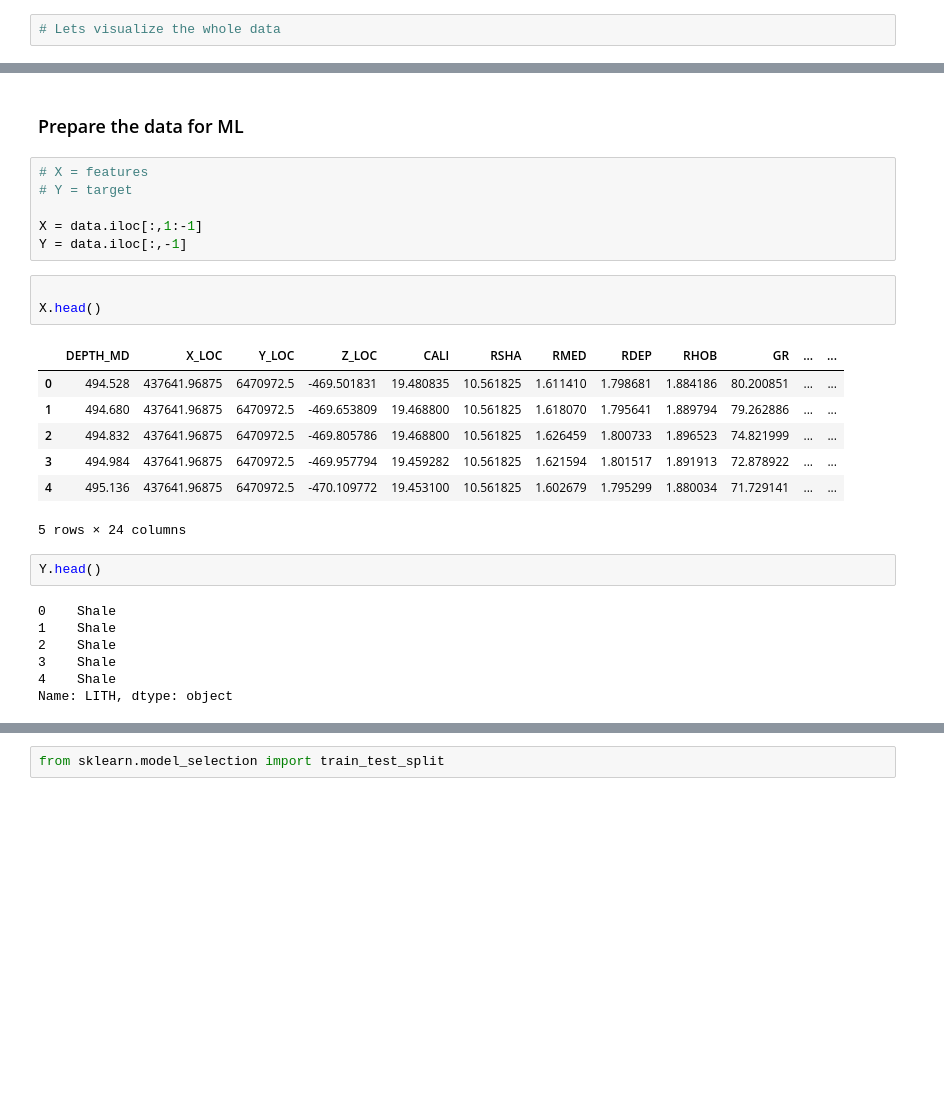
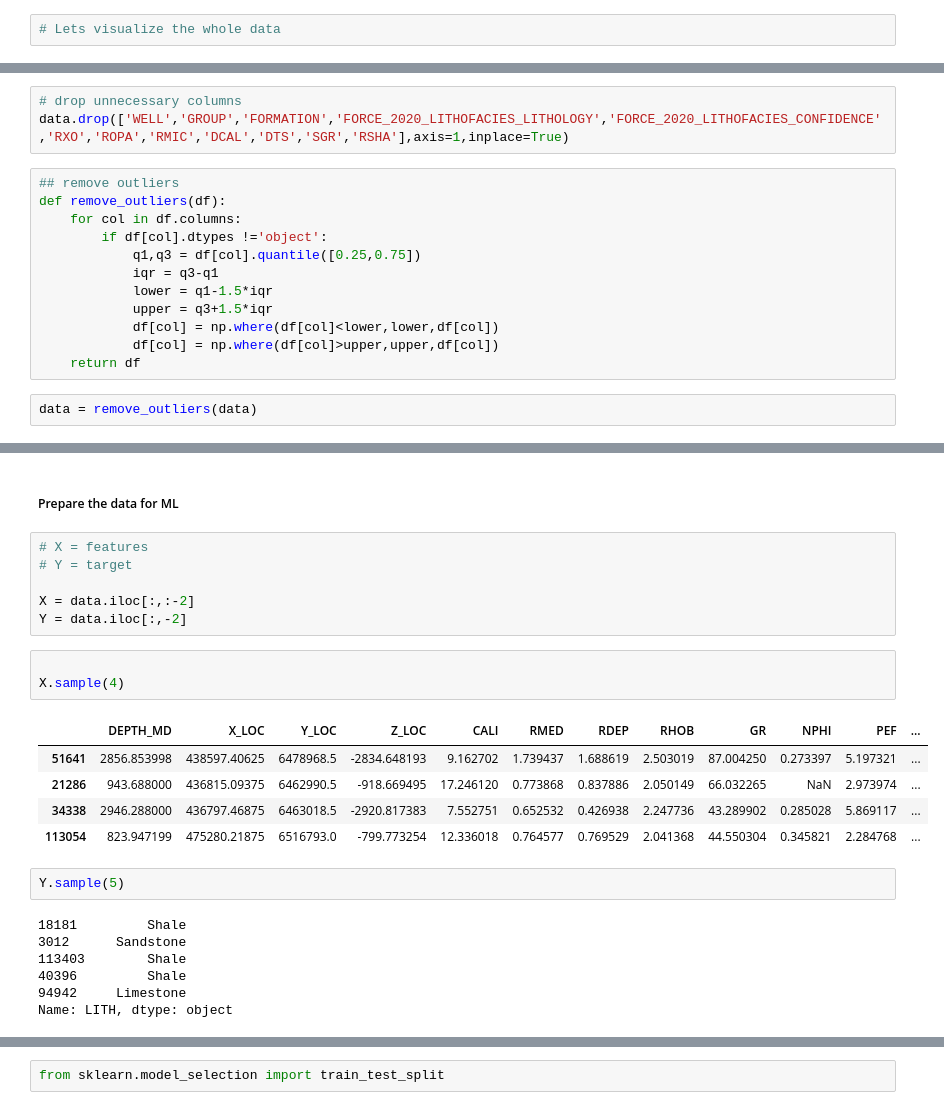
Before and after one commit to SethDwumah/Petroleum_DS-ML, a Jupyter notebook: Rock Type (Lithology) Classification Using ML.ipynb, the cells around one changed output, grey strips where cells are left out. Drawn from its saved outputs; the diff is of its cells as text; blank space fills up the shorter version.

```diff
--- a/Rock Type (Lithology) Classification Using ML.ipynb
+++ b/Rock Type (Lithology) Classification Using ML.ipynb
@@ -187,0 +237,17 @@ plt.show()
+# %%
+# drop unnecessary columns
+data.drop(['WELL','GROUP','FORMATION','FORCE_2020_LITHOFACIES_LITHOLOGY','FORCE_2020_LITHOFACIES_CONFIDENCE','RXO','ROPA','RMIC','DCAL','DTS','SGR','RSHA'],axis=1,inplace=True)
+# %%
+## remove outliers
+def remove_outliers(df):
+    for col in df.columns:
+        if df[col].dtypes !='object':
+            q1,q3 = df[col].quantile([0.25,0.75])
+            iqr = q3-q1
+            lower = q1-1.5*iqr
+            upper = q3+1.5*iqr
+            df[col] = np.where(df[col]<lower,lower,df[col])
+            df[col] = np.where(df[col]>upper,upper,df[col])
+    return df
+# %%
+data = remove_outliers(data)
@@ -188,30 +268,28 @@ plt.show()
 # %% [markdown]
-### Prepare the data for ML
+##### Prepare the data for ML
 # %%
 # X = features
 # Y = target
 
-X = data.iloc[:,1:-1]
-Y = data.iloc[:,-1]
+X = data.iloc[:,:-2]
+Y = data.iloc[:,-2]
 # %%
 
-X.head()
+X.sample(4)
 # %% [output]
-|  | DEPTH_MD | X_LOC | Y_LOC | Z_LOC | CALI | RSHA | RMED | RDEP | RHOB | GR | ... | ... |
-| 0 | 494.528 | 437641.96875 | 6470972.5 | -469.501831 | 19.480835 | 10.561825 | 1.611410 | 1.798681 | 1.884186 | 80.200851 | ... | ... |
-| 1 | 494.680 | 437641.96875 | 6470972.5 | -469.653809 | 19.468800 | 10.561825 | 1.618070 | 1.795641 | 1.889794 | 79.262886 | ... | ... |
-| 2 | 494.832 | 437641.96875 | 6470972.5 | -469.805786 | 19.468800 | 10.561825 | 1.626459 | 1.800733 | 1.896523 | 74.821999 | ... | ... |
-| 3 | 494.984 | 437641.96875 | 6470972.5 | -469.957794 | 19.459282 | 10.561825 | 1.621594 | 1.801517 | 1.891913 | 72.878922 | ... | ... |
-| 4 | 495.136 | 437641.96875 | 6470972.5 | -470.109772 | 19.453100 | 10.561825 | 1.602679 | 1.795299 | 1.880034 | 71.729141 | ... | ... |
+|  | DEPTH_MD | X_LOC | Y_LOC | Z_LOC | CALI | RMED | RDEP | RHOB | GR | NPHI | PEF | ... |
+| 51641 | 2856.853998 | 438597.40625 | 6478968.5 | -2834.648193 | 9.162702 | 1.739437 | 1.688619 | 2.503019 | 87.004250 | 0.273397 | 5.197321 | ... |
+| 21286 | 943.688000 | 436815.09375 | 6462990.5 | -918.669495 | 17.246120 | 0.773868 | 0.837886 | 2.050149 | 66.032265 | NaN | 2.973974 | ... |
+| 34338 | 2946.288000 | 436797.46875 | 6463018.5 | -2920.817383 | 7.552751 | 0.652532 | 0.426938 | 2.247736 | 43.289902 | 0.285028 | 5.869117 | ... |
+| 113054 | 823.947199 | 475280.21875 | 6516793.0 | -799.773254 | 12.336018 | 0.764577 | 0.769529 | 2.041368 | 44.550304 | 0.345821 | 2.284768 | ... |
-5 rows × 24 columns
 # %%
-Y.head()
+Y.sample(5)
 # %% [output]
-0    Shale
-1    Shale
-2    Shale
-3    Shale
-4    Shale
+18181         Shale
+3012      Sandstone
+113403        Shale
+40396         Shale
+94942     Limestone
 Name: LITH, dtype: object
 # %%
 print(X.shape)
```
Also changed, not shown: parts of 66 cells of this notebook, 37 other files.
